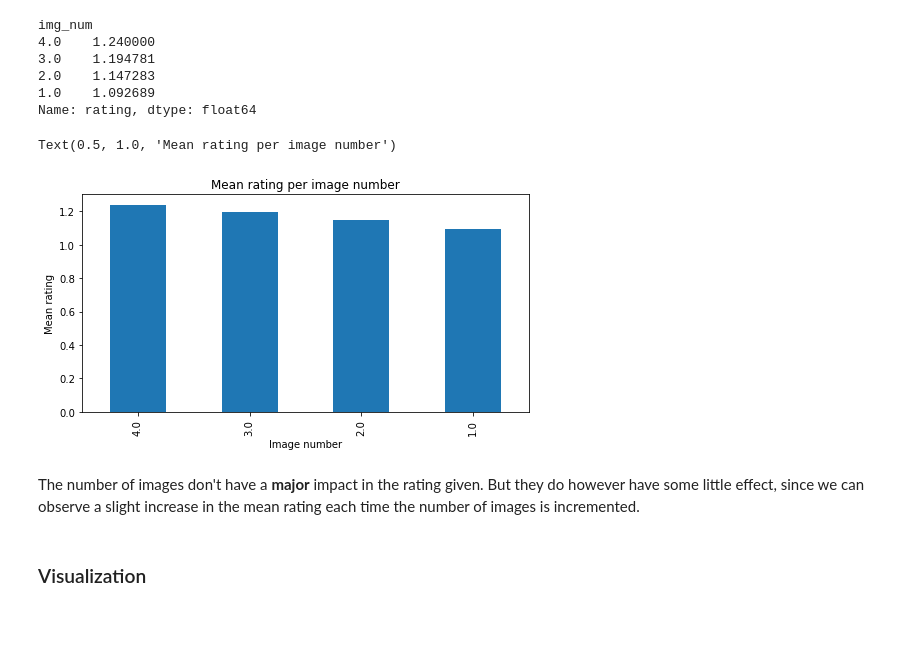
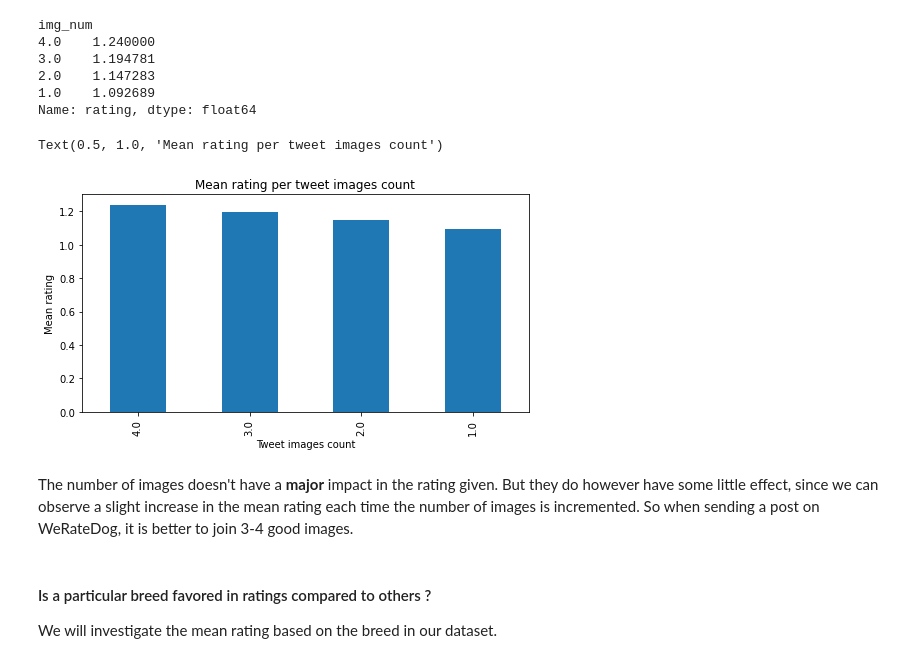
Before and after one commit to patricetg/udacity-data-analyst-project2, a Jupyter notebook: 1 - wrangle_act.ipynb, the cells around one changed output. Cells and saved outputs as stored; diff of their text form; code cells hidden in the pictures; blank space fills up the shorter version.

```diff
--- a/1 - wrangle_act.ipynb
+++ b/1 - wrangle_act.ipynb
@@ -2464,14 +2466,16 @@ Name: rating, dtype: float64
 # %%
 # Plot mean rating per dog images
 mean_rating_per_images.plot(kind="bar", figsize=(8,4))
 
-plt.xlabel("Image number")
+plt.xlabel("Tweet images count")
 plt.ylabel("Mean rating")
-plt.title("Mean rating per image number")
+plt.title("Mean rating per tweet images count")
 # %% [output]
-Text(0.5, 1.0, 'Mean rating per image number')
+Text(0.5, 1.0, 'Mean rating per tweet images count')
-[figure, old version]
+[figure, new version]
 # %% [markdown]
-The number of images don't have a **major** impact in the rating given. But they do however have some little effect, since we can observe a slight increase in the mean rating each time the number of images is incremented.
+The number of images doesn't have a **major** impact in the rating given. But they do however have some little effect, since we can observe a slight increase in the mean rating each time the number of images is incremented. So when sending a post on WeRateDog, it is better to join 3-4 good images.
-# %% [markdown]
-### Visualization
+# %% [markdown]
+#### Is a particular breed favored in ratings compared to others ?
+
+We will investigate the mean rating based on the breed in our dataset.
```
Also changed, not shown: parts of 24 cells of this notebook, 2 other files.
